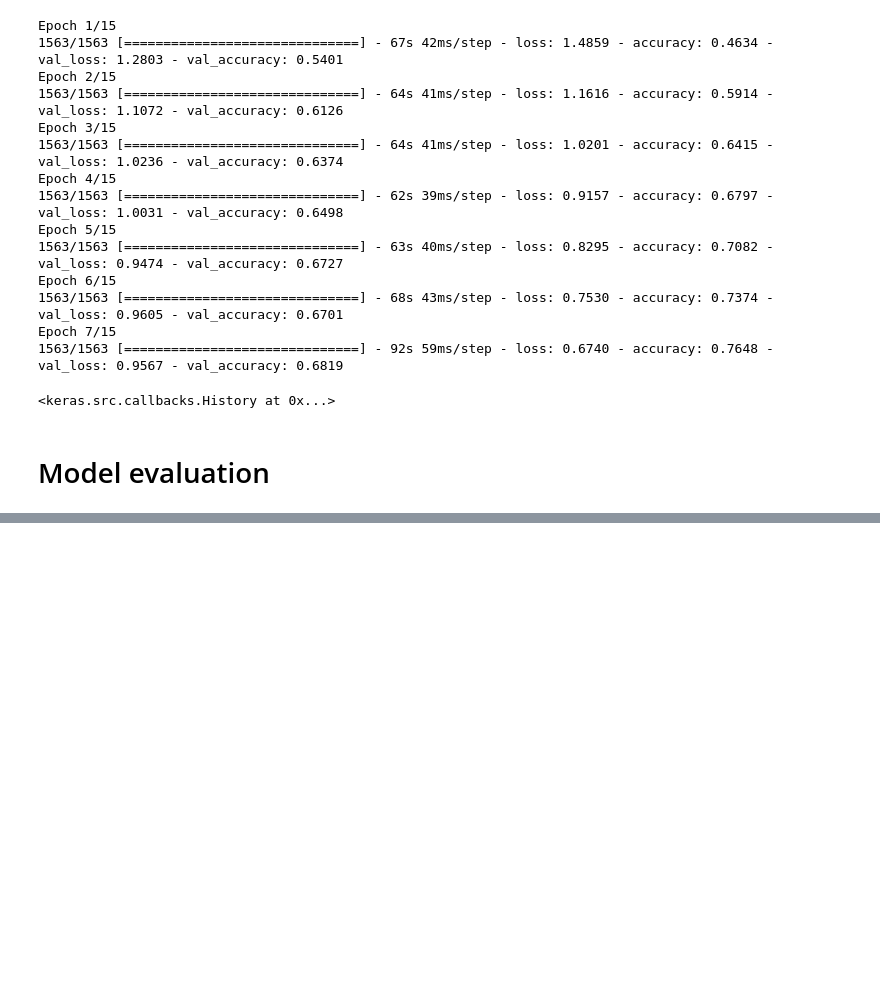
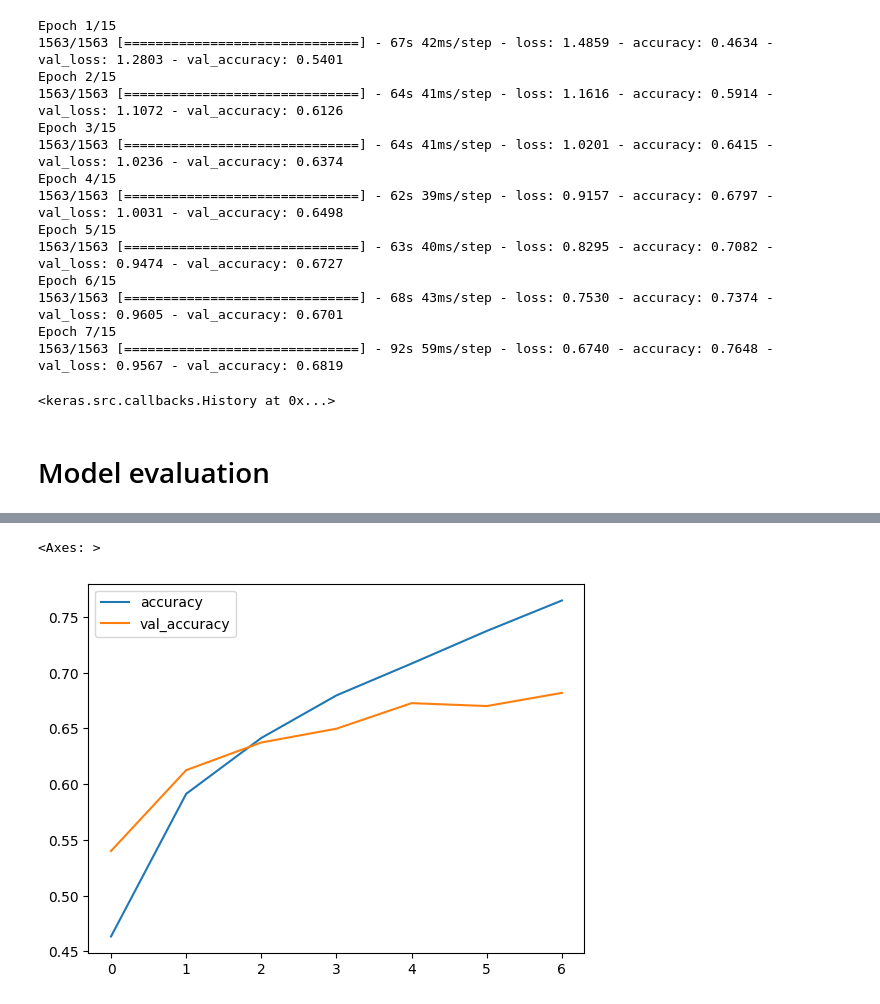
Before and after one commit to o-bissing/TF_Udemy, a Jupyter notebook: CNN_on_CIFAR_10.ipynb, the cells around one changed output, grey strips where cells are left out. Cells and saved outputs as stored; diff of their text form; code cells hidden in the pictures; blank space fills up the shorter version.

```diff
--- a/CNN_on_CIFAR_10.ipynb
+++ b/CNN_on_CIFAR_10.ipynb
@@ -121,2 +128,5 @@ metrics.columns
 # %%
-metrics[['accuracy','val_accuracy']]
+metrics[['accuracy','val_accuracy']].plot()
+# %% [output]
+<Axes: >
+[figure, added]
```
Also changed, not shown: parts of 14 cells of this notebook.
